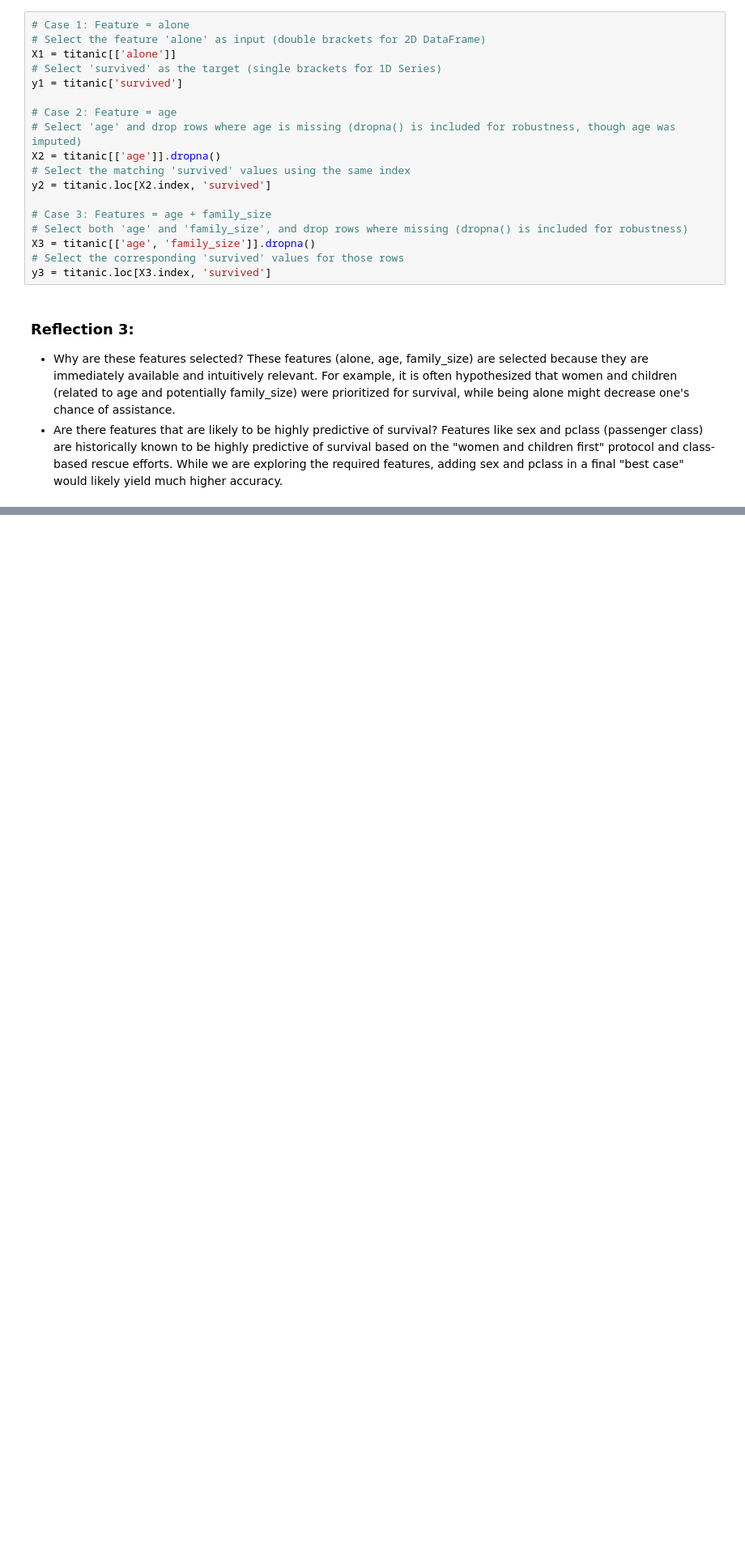
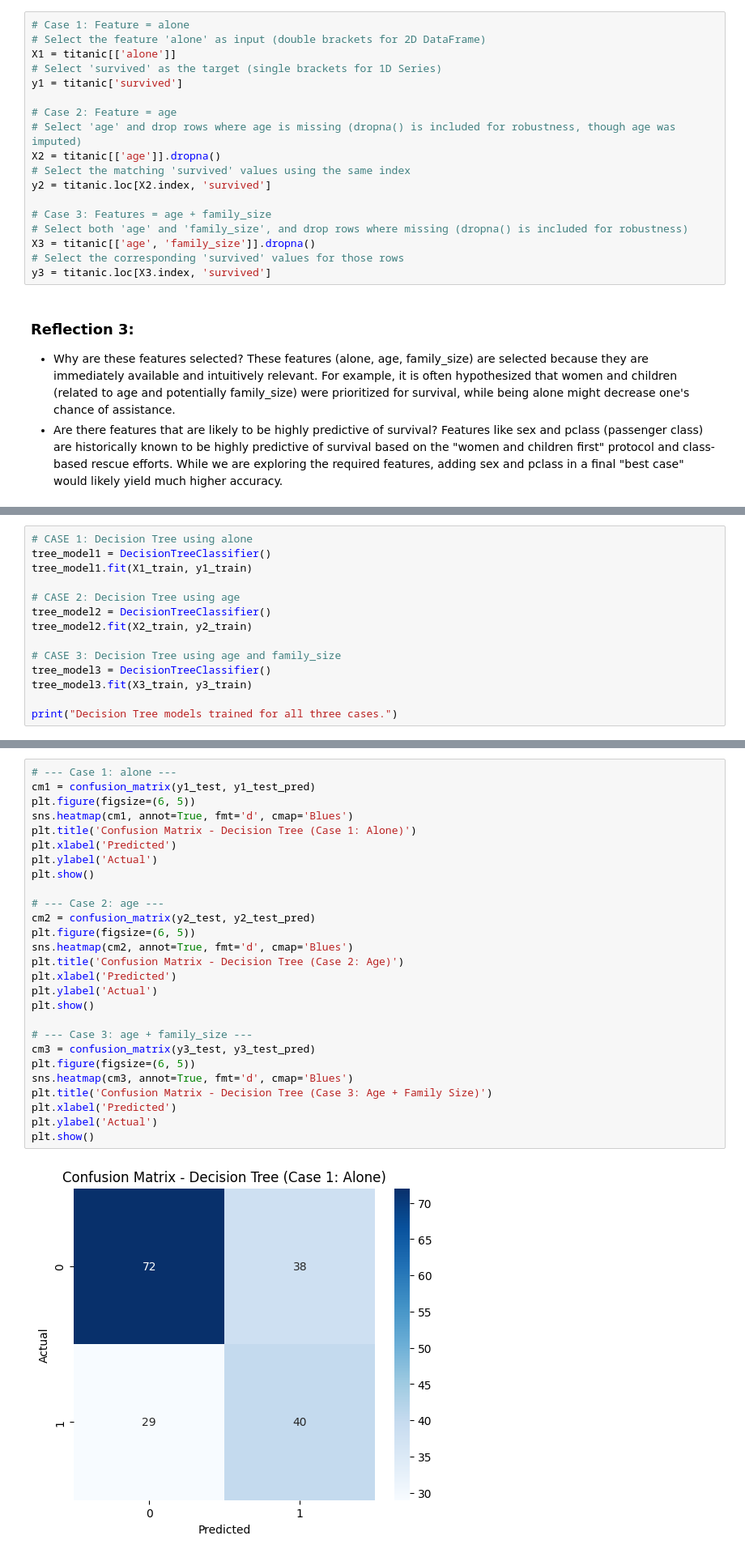
Before and after one commit to s-golla/applied-ml-sgolla, a Jupyter notebook: notebooks/project03/ml03_sgolla.ipynb, the cells around one changed output, grey strips where cells are left out. Shown at 81% size. Drawn from its saved outputs; the diff is of its cells as text; blank space fills up the shorter version.

Commit message:
implemented section-4 to train and display the decision

```diff
--- a/notebooks/project03/ml03_sgolla.ipynb
+++ b/notebooks/project03/ml03_sgolla.ipynb
@@ -130,0 +169,14 @@ y3 = titanic.loc[X3.index, 'survived']
+# %%
+# CASE 1: Decision Tree using alone
+tree_model1 = DecisionTreeClassifier()
+tree_model1.fit(X1_train, y1_train)
+
+# CASE 2: Decision Tree using age
+tree_model2 = DecisionTreeClassifier()
+tree_model2.fit(X2_train, y2_train)
+
+# CASE 3: Decision Tree using age and family_size
+tree_model3 = DecisionTreeClassifier()
+tree_model3.fit(X3_train, y3_train)
+
+print("Decision Tree models trained for all three cases.")
@@ -130,0 +236,29 @@ y3 = titanic.loc[X3.index, 'survived']
+# %%
+# --- Case 1: alone ---
+cm1 = confusion_matrix(y1_test, y1_test_pred)
+plt.figure(figsize=(6, 5))
+sns.heatmap(cm1, annot=True, fmt='d', cmap='Blues')
+plt.title('Confusion Matrix - Decision Tree (Case 1: Alone)')
+plt.xlabel('Predicted')
+plt.ylabel('Actual')
+plt.show()
+
+# --- Case 2: age ---
+cm2 = confusion_matrix(y2_test, y2_test_pred)
+plt.figure(figsize=(6, 5))
+sns.heatmap(cm2, annot=True, fmt='d', cmap='Blues')
+plt.title('Confusion Matrix - Decision Tree (Case 2: Age)')
+plt.xlabel('Predicted')
+plt.ylabel('Actual')
+plt.show()
+
+# --- Case 3: age + family_size ---
+cm3 = confusion_matrix(y3_test, y3_test_pred)
+plt.figure(figsize=(6, 5))
+sns.heatmap(cm3, annot=True, fmt='d', cmap='Blues')
+plt.title('Confusion Matrix - Decision Tree (Case 3: Age + Family Size)')
+plt.xlabel('Predicted')
+plt.ylabel('Actual')
+plt.show()
+# %% [output]
+[figure, added]
```
Also changed, not shown: parts of 10 cells of this notebook.
